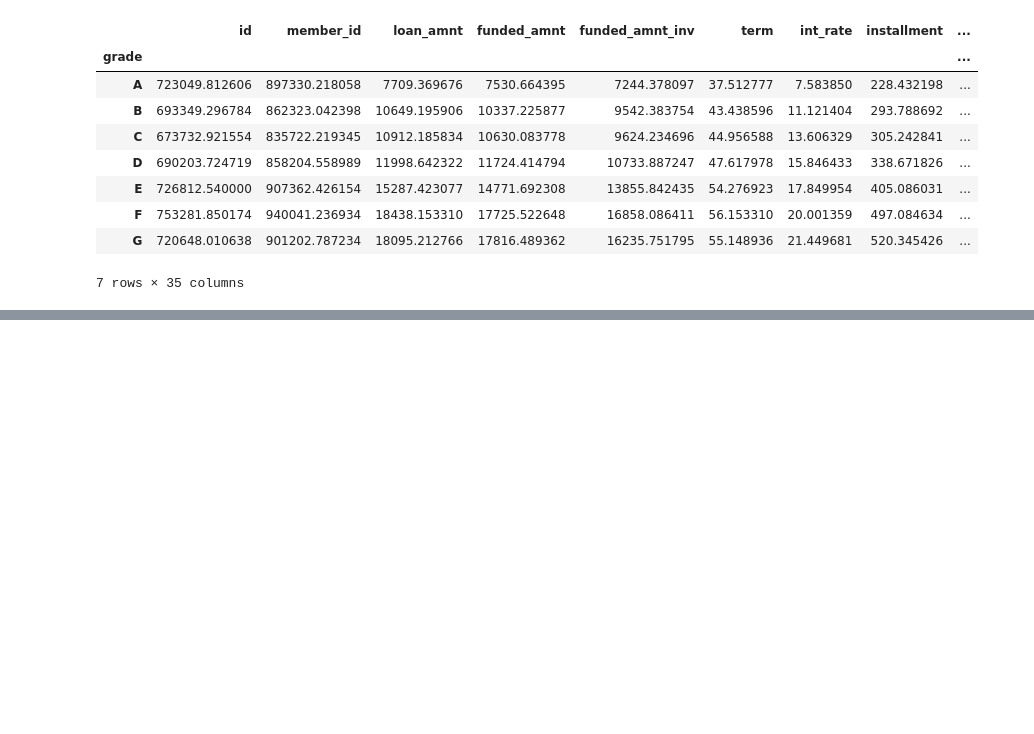
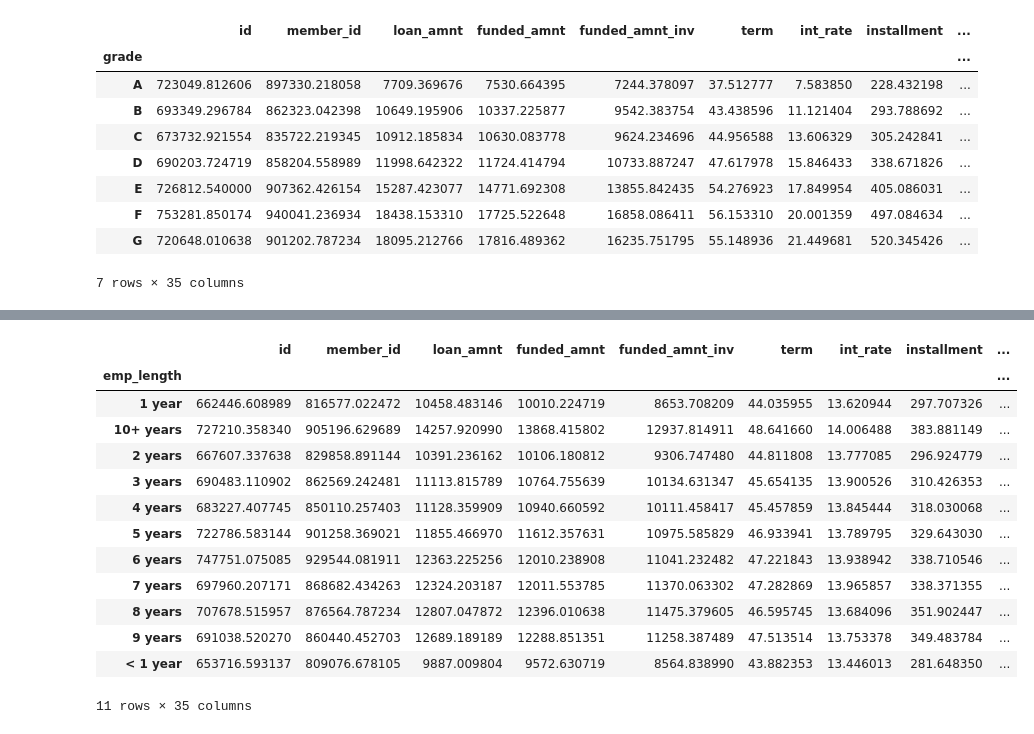
Before and after one commit to udaykirankavaturu/lending-club-case-study, a Jupyter notebook: uday_kiran_kavaturu.ipynb, the cells around one changed output, grey strips where cells are left out. Drawn from its saved outputs; the diff is of its cells as text; code cells hidden in the pictures; blank space fills up the shorter version.

```diff
--- a/uday_kiran_kavaturu.ipynb
+++ b/uday_kiran_kavaturu.ipynb
@@ -624,0 +662,18 @@ charged_off_loans_df.groupby(by='grade').mean()
+# %%
+# by employment length
+charged_off_loans_df.groupby(by='emp_length').mean()
+# %% [output]
+|  | id | member_id | loan_amnt | funded_amnt | funded_amnt_inv | term | int_rate | installment | ... |
+| emp_length |  |  |  |  |  |  |  |  | ... |
+| 1 year | 662446.608989 | 816577.022472 | 10458.483146 | 10010.224719 | 8653.708209 | 44.035955 | 13.620944 | 297.707326 | ... |
+| 10+ years | 727210.358340 | 905196.629689 | 14257.920990 | 13868.415802 | 12937.814911 | 48.641660 | 14.006488 | 383.881149 | ... |
+| 2 years | 667607.337638 | 829858.891144 | 10391.236162 | 10106.180812 | 9306.747480 | 44.811808 | 13.777085 | 296.924779 | ... |
+| 3 years | 690483.110902 | 862569.242481 | 11113.815789 | 10764.755639 | 10134.631347 | 45.654135 | 13.900526 | 310.426353 | ... |
+| 4 years | 683227.407745 | 850110.257403 | 11128.359909 | 10940.660592 | 10111.458417 | 45.457859 | 13.845444 | 318.030068 | ... |
+| 5 years | 722786.583144 | 901258.369021 | 11855.466970 | 11612.357631 | 10975.585829 | 46.933941 | 13.789795 | 329.643030 | ... |
+| 6 years | 747751.075085 | 929544.081911 | 12363.225256 | 12010.238908 | 11041.232482 | 47.221843 | 13.938942 | 338.710546 | ... |
+| 7 years | 697960.207171 | 868682.434263 | 12324.203187 | 12011.553785 | 11370.063302 | 47.282869 | 13.965857 | 338.371355 | ... |
+| 8 years | 707678.515957 | 876564.787234 | 12807.047872 | 12396.010638 | 11475.379605 | 46.595745 | 13.684096 | 351.902447 | ... |
+| 9 years | 691038.520270 | 860440.452703 | 12689.189189 | 12288.851351 | 11258.387489 | 47.513514 | 13.753378 | 349.483784 | ... |
+| < 1 year | 653716.593137 | 809076.678105 | 9887.009804 | 9572.630719 | 8564.838990 | 43.882353 | 13.446013 | 281.648350 | ... |
+11 rows × 35 columns
```
Also changed, not shown: parts of 8 cells of this notebook.
